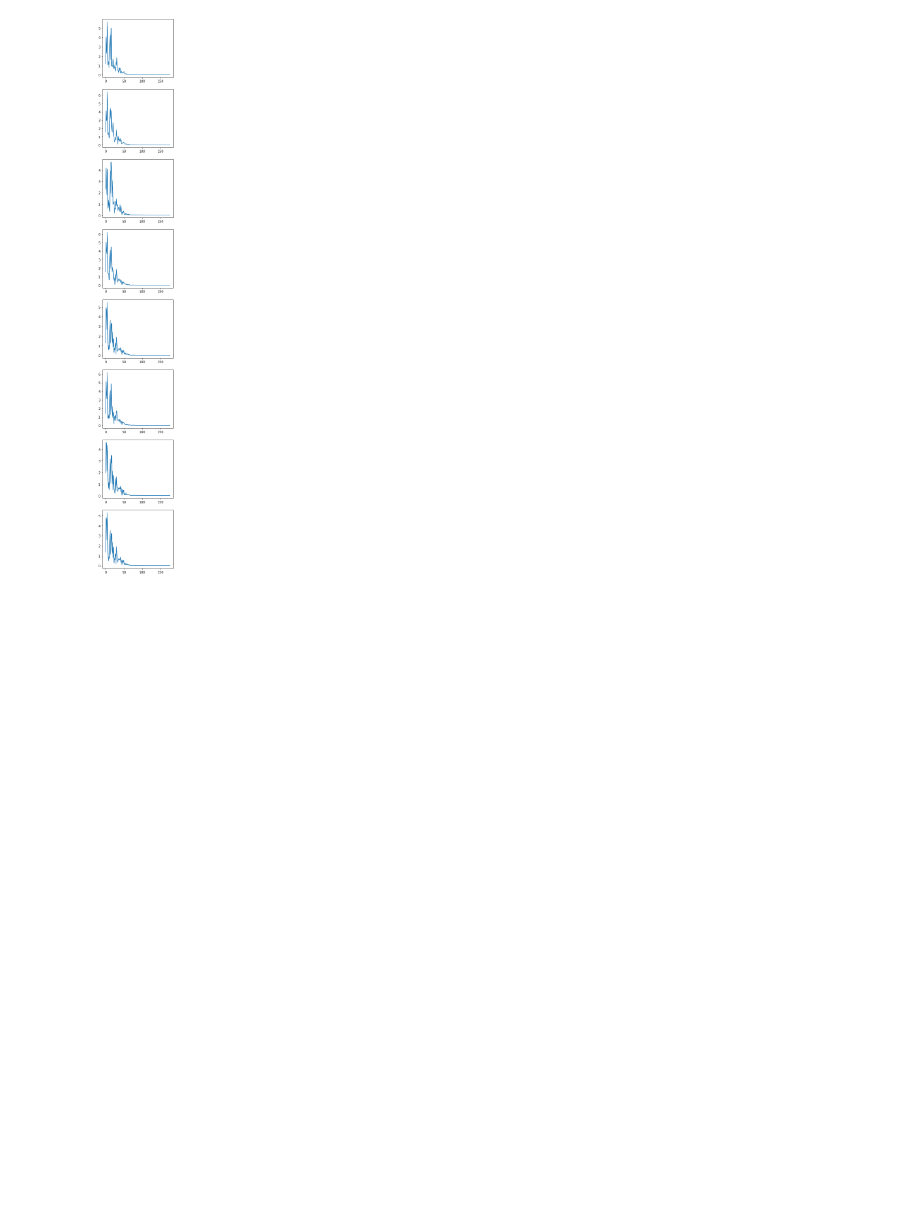
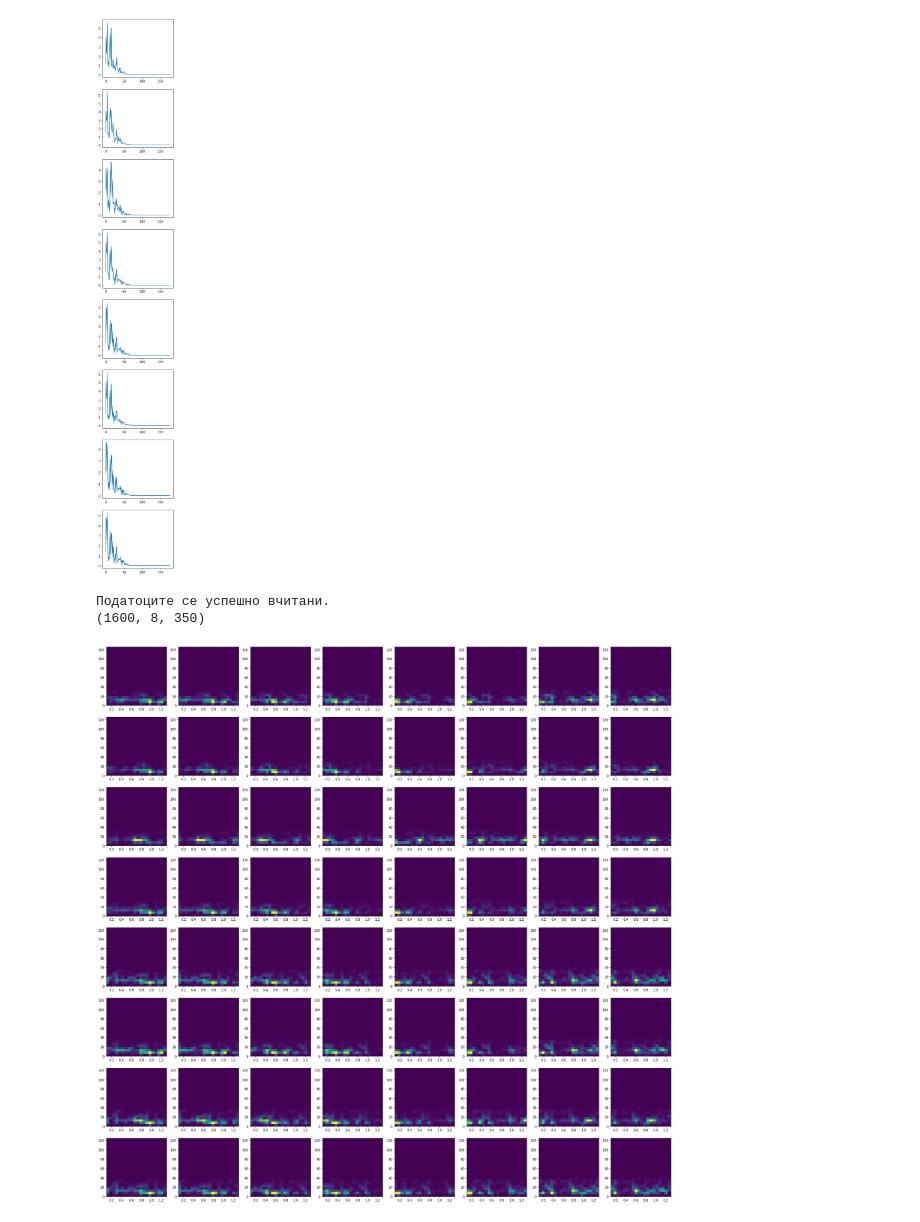
Before and after one commit to dpostolovski/eeg_is, a Jupyter notebook: IS_project.ipynb, the cells around one changed output. Cells and saved outputs as stored; diff of their text form; code cells hidden in the pictures; blank space fills up the shorter version.

```diff
--- a/IS_project.ipynb
+++ b/IS_project.ipynb
@@ -532,3 +532,63 @@ plt.show()
 Податоците се успешно вчитани.
 (1600, 8, 350)
 [figure]
+# %%
+#@title Fourier analysis
+# Вчитување на податоците
+data = loadmat('drive/My Drive/Интелигентни Системи/Data/SBJ01/S01-Train/trainData.mat')['trainData']
+
+# Вчитување на label-ите
+labels_arr = []
+with open("drive/My Drive/Интелигентни Системи/Data/SBJ01/S01-Train/trainLabels.txt", "r") as file_labels:
+    labels_arr = file_labels.read().splitlines()
+
+# Вчитување на редоследот на светкање
+events_arr = []
+with open("drive/My Drive/Интелигентни Системи/Data/SBJ01/S01-Train/trainEvents.txt", "r") as file_events:
+    events_arr = file_events.read().splitlines()
+
+# Вчитување на редоследот на објекти кои се target
+targets_arr = []
+with open("drive/My Drive/Интелигентни Системи/Data/SBJ01/S01-Train/trainTargets.txt", "r") as file_targets:
+    targets_arr = file_targets.read().splitlines()
+
+# Прилагодување на податоците за користење со mne библиотеката
+ch_names = ["C3", "Cz", "C4", "CPz", "P3", "Pz", "P4", "POz"]
+ch_types = ['eeg','eeg','eeg','eeg','eeg','eeg','eeg','eeg']
+mne_info = mne.create_info(ch_names=ch_names, sfreq=250, ch_types=ch_types)
+mne_array = np.swapaxes(data, 0, 2) # (епохa, канал, настан).
+mne_array = np.swapaxes(mne_array, 1, 2) # (епохa, канал, настан).
+#raw_data = mne.epochs.EpochsArray(mne_array, mne_info)
+
+if data.shape[0] == 8:
+  print("Податоците се успешно вчитани.")
+else:
+  print("Настана грешка во вчитувањето на податоците.")
+
+
+print(mne_array.shape)
+
+#stft = mne.time_frequency.stft(mne_array[0], 24)
+import matplotlib.pyplot as plt
+
+from scipy.fft import fft
+from scipy import signal
+# Number of sample points
+
+FS = 250
+N = 350
+# sample spacing
+T = 1.0 / FS
+x = np.linspace(0.0, N*T, N)
+#plt.plot(mne_array[2][2], np.linspace(0.0,N,N))
+
+fig, axs = plt.subplots(8,8, figsize=(4*8,4*8))
+for i in range(8):
+  for x in range(8):
+    f, t, Sxx = signal.spectrogram(mne_array[x][i], fs=FS, nperseg=50, window=('hamming'), noverlap=35)
+    axs[i,x].pcolormesh(t, f, Sxx)
+plt.show()
+# %% [output]
+Податоците се успешно вчитани.
+(1600, 8, 350)
+[figure, added]
```
